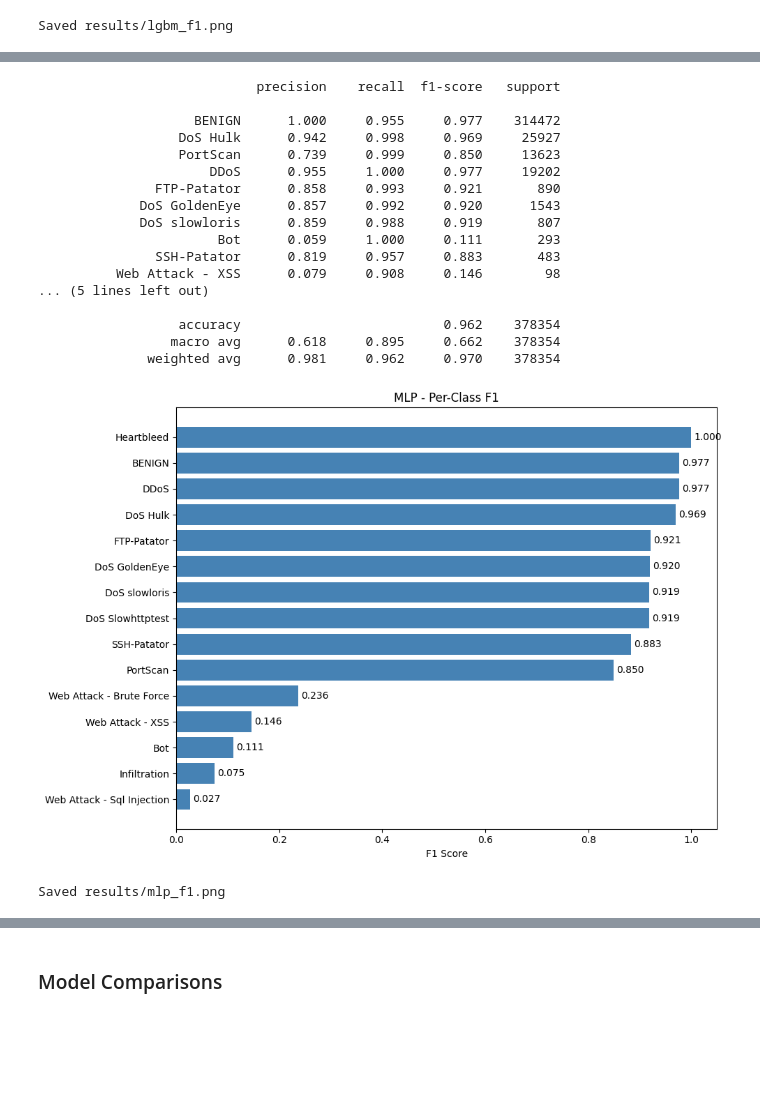
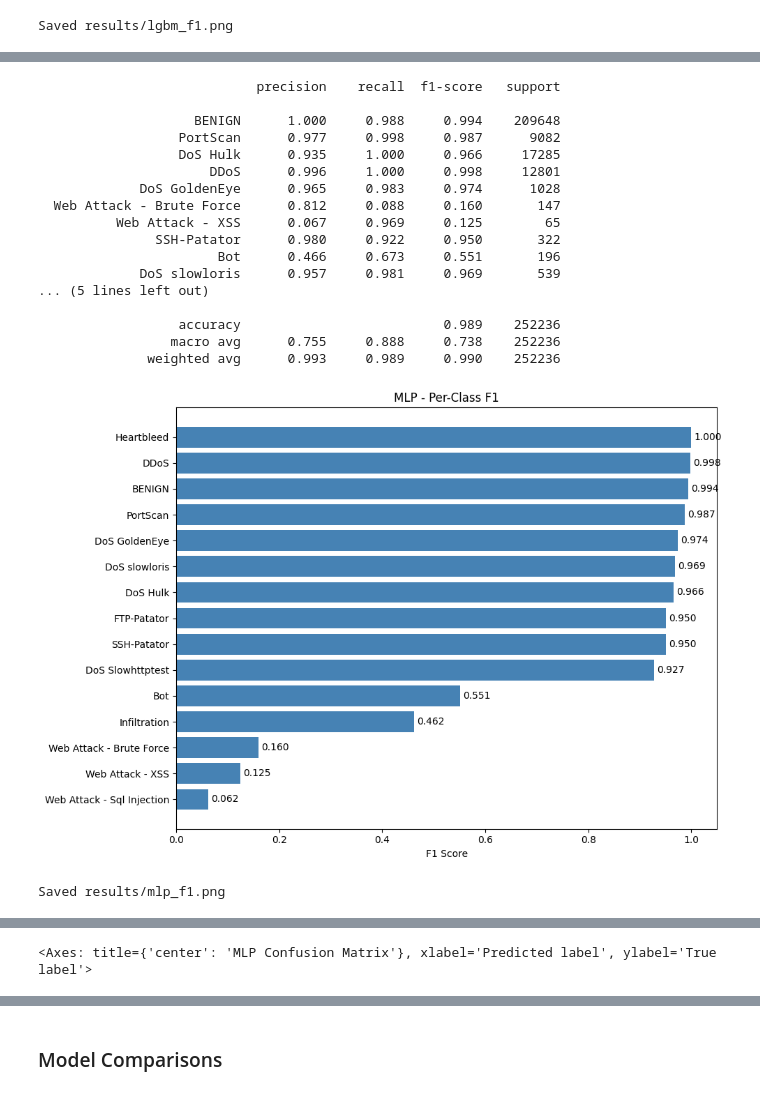
Before and after one commit to levipare/cs3540-final, a Jupyter notebook: results.ipynb, the cells around one changed output, grey strips where cells are left out. Saved outputs shown, nothing was run; the diff lists cells and outputs as text; code cells hidden in the pictures; blank space fills up the shorter version.

```diff
--- a/results.ipynb
+++ b/results.ipynb
@@ -46,7 +46,7 @@ Loaded 2522362 samples with 62 features.
 # %%
 # 70% train, 30% tmp (test + val)
 X_train, X_tmp, y_train, y_tmp = train_test_split(
-    X, y, test_size=0.3, random_state=42, stratify=y
+    X, y, test_size=0.15, random_state=42, stratify=y
 )
 
 # Split tmp into 50% test, 50% val (=> 15% each of full dataset)
@@ -331,7 +316,7 @@ def make_pca_views(X_train, X_val, X_test, n_components=0.95, random_state=42):
     )
 
 X_fit_pca, X_val_pca, X_test_pca, pca_cnn = make_pca_views(
-    X_fit, X_val, X_test, n_components=0.95, random_state=42
+    X_resampled, X_val, X_test, n_components=0.95, random_state=42
 )
 print("CNN PCA components:", pca_cnn.n_components_, "explained var:", pca_cnn.explained_variance_ratio_.sum())
 # %% [output]
@@ -344,16 +329,15 @@ from src.models.mlp import train_mlp_classifier, predict_labels as mlp_predict
 
 mlp_artifacts = train_mlp_classifier(
 	X_fit_pca,
-	y_fit,
+	y_resampled,
 	X_valid=X_val_pca,
 	y_valid=y_val,
 	epochs=30,
 	batch_size=256,
 	early_stopping_patience=10,
-	_class_weight="balanced",
 	learning_rate=1e-3,
 	hidden_layer_sizes=(256, 128, 64),
-	dropout_rate=0.3,
+	dropout_rate=0.15,
 	random_state=42,
 	verbose=1
 )
@@ -467,7 +446,6 @@ mlp_artifacts = train_mlp_classifier(
 	epochs=30,
 	batch_size=256,
 	early_stopping_patience=10,
-	_class_weight="balanced",
 	learning_rate=1e-3,
 	hidden_layer_sizes=(256, 128, 64),
 	dropout_rate=0.3,
@@ -517,42 +495,49 @@ MLP training complete.
 # %%
 # mlp evaluation
 mlp_result = evaluate_model_predictions("MLP", y_test, mlp_predict(mlp_artifacts, X_test))
 save_classification_report(mlp_result, RESULTS / "mlp_report.txt")
 
 mlp_report_dict = mlp_result.classification_report_df.fillna(0).to_dict(orient="index")
 (RESULTS / "mlp_report.json").write_text(json.dumps(mlp_report_dict))
 
 # save keras model seperately since it can't be pickled
 mlp_artifacts.model.save(RESULTS / "mlp_model.keras")
 with open(RESULTS / "mlp_scaler.pkl", "wb") as f:
 	pickle.dump(mlp_artifacts.scaler, f)
 with open(RESULTS / "mlp_encoder.pkl", "wb") as f:
 	pickle.dump(mlp_artifacts.label_encoder, f)
 
 print(mlp_result.classification_report_text)
 
 save_f1_chart(
 	mlp_report_dict,
 	title="MLP - Per-Class F1",
 	save_path=str(RESULTS / "mlp_f1.png")
 )
+
+from src.models.evaluation import plot_confusion_matrix
+
+plot_confusion_matrix(
+    mlp_result,
+    save_path=str(RESULTS / "mlp_conf.png")
+)
 # %% [output]
                             precision    recall  f1-score   support
 
-                    BENIGN      1.000     0.955     0.977    314472
-                  DoS Hulk      0.942     0.998     0.969     25927
-                  PortScan      0.739     0.999     0.850     13623
-                      DDoS      0.955     1.000     0.977     19202
-               FTP-Patator      0.858     0.993     0.921       890
-             DoS GoldenEye      0.857     0.992     0.920      1543
-             DoS slowloris      0.859     0.988     0.919       807
-                       Bot      0.059     1.000     0.111       293
-               SSH-Patator      0.819     0.957     0.883       483
-          Web Attack - XSS      0.079     0.908     0.146        98
+                    BENIGN      1.000     0.988     0.994    209648
+                  PortScan      0.977     0.998     0.987      9082
+                  DoS Hulk      0.935     1.000     0.966     17285
+                      DDoS      0.996     1.000     0.998     12801
+             DoS GoldenEye      0.965     0.983     0.974      1028
+  Web Attack - Brute Force      0.812     0.088     0.160       147
+          Web Attack - XSS      0.067     0.969     0.125        65
+               SSH-Patator      0.980     0.922     0.950       322
+                       Bot      0.466     0.673     0.551       196
+             DoS slowloris      0.957     0.981     0.969       539
 ... (5 lines left out)
 
-                  accuracy                          0.962    378354
-                 macro avg      0.618     0.895     0.662    378354
-              weighted avg      0.981     0.962     0.970    378354
+                  accuracy                          0.989    252236
+                 macro avg      0.755     0.888     0.738    252236
+              weighted avg      0.993     0.989     0.990    252236
-[figure, old version]
+[figure, new version]
 Saved results/mlp_f1.png
@@ -559,3 +545,4 @@ Saved results/mlp_f1.png
+<Axes: title={'center': 'MLP Confusion Matrix'}, xlabel='Predicted label', ylabel='True label'>
 # %%
 # cnn training
 # 1D convolutional neural network. Uses early stopping on validation loss (patience=10). Model saved as .keras file; scaler and encoder saved separately for Streamlit.
```
Also changed, not shown: parts of 13 cells of this notebook, 4 other files.
